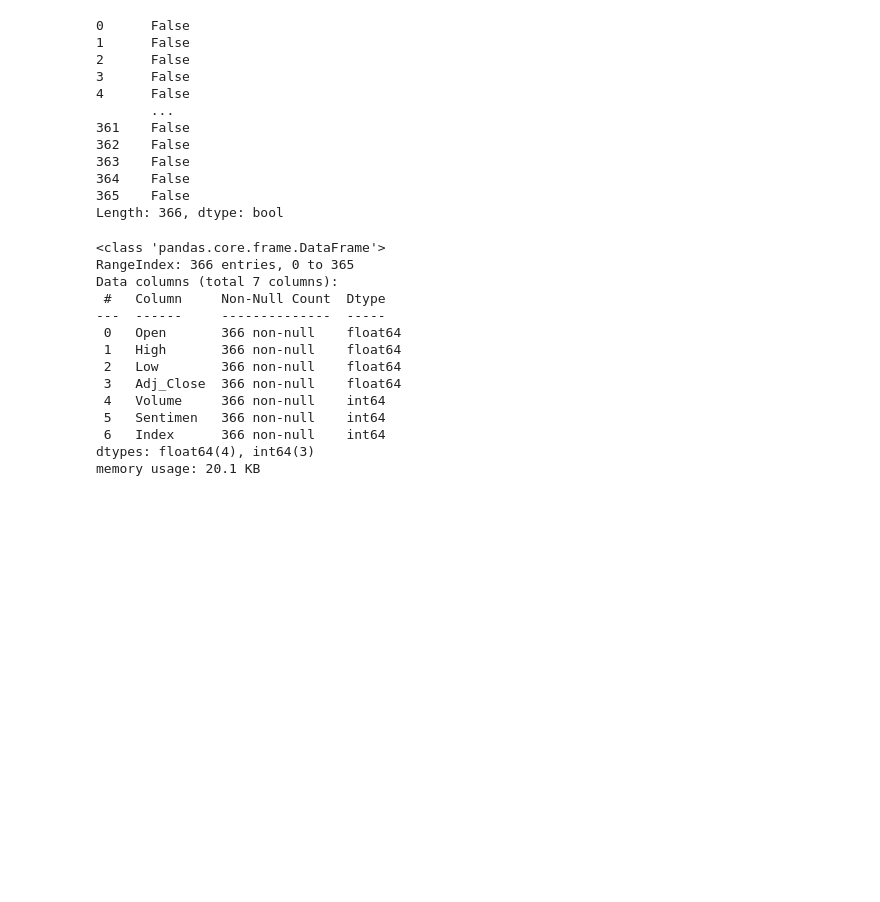
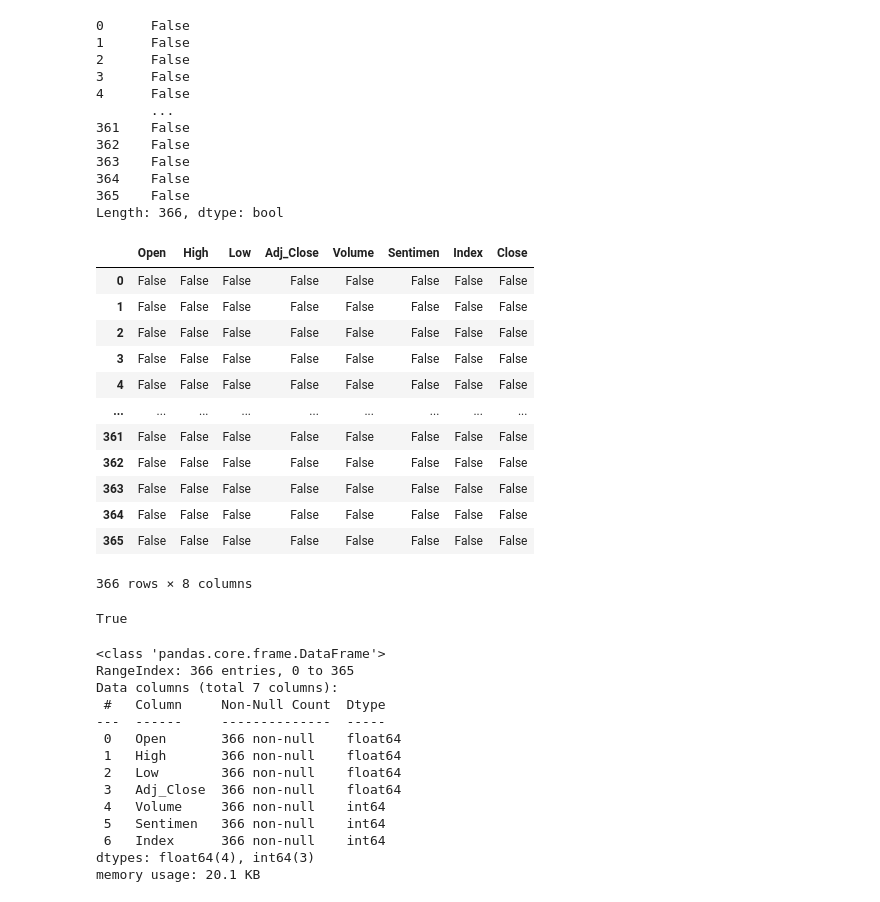
Before and after one commit to fadillazundina/bitcoin-prediction-using-sentiment, a Jupyter notebook: EDA.ipynb, the cells around one changed output. Drawn from its saved outputs; the diff is of its cells as text; code cells hidden in the pictures; blank space fills up the shorter version.

```diff
--- a/EDA.ipynb
+++ b/EDA.ipynb
@@ -117,6 +117,26 @@ df.duplicated()
 364    False
 365    False
 Length: 366, dtype: bool
+# %%
+df.isna()
+# %% [output]
+|  | Open | High | Low | Adj_Close | Volume | Sentimen | Index | Close |
+| 0 | False | False | False | False | False | False | False | False |
+| 1 | False | False | False | False | False | False | False | False |
+| 2 | False | False | False | False | False | False | False | False |
+| 3 | False | False | False | False | False | False | False | False |
+| 4 | False | False | False | False | False | False | False | False |
+| ... | ... | ... | ... | ... | ... | ... | ... | ... |
+| 361 | False | False | False | False | False | False | False | False |
+| 362 | False | False | False | False | False | False | False | False |
+| 363 | False | False | False | False | False | False | False | False |
+| 364 | False | False | False | False | False | False | False | False |
+| 365 | False | False | False | False | False | False | False | False |
+366 rows × 8 columns
+# %%
+(df['Adj_Close'] == df['Close']).all()
+# %% [output]
+True
 # %%
 # declare features and target
 X = df.drop(columns='Close')
```
Also changed, not shown: parts of 3 cells of this notebook.
